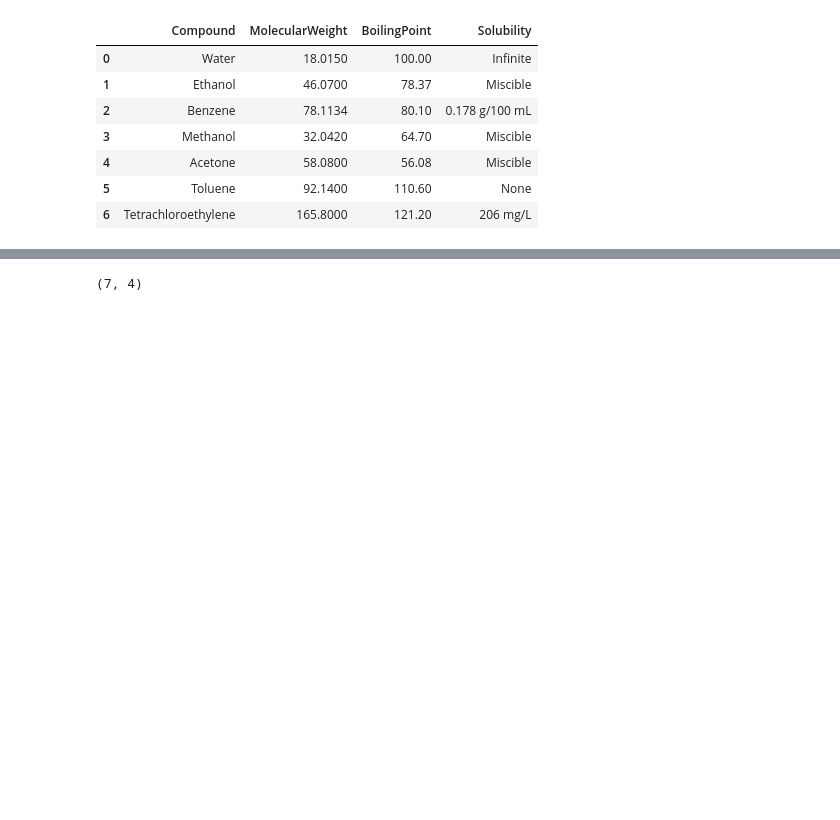
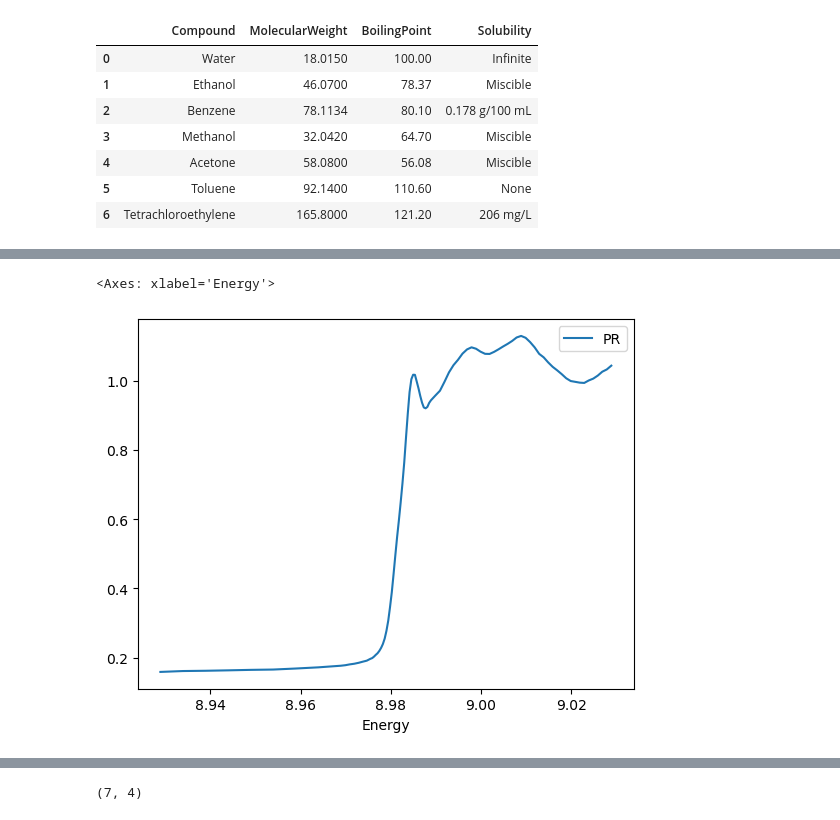
Before and after one commit to luchem/python_for_chemists, a Jupyter notebook: lectures/Lecture6.ipynb, the cells around one changed output, grey strips where cells are left out. Cells and saved outputs as stored; diff of their text form; code cells hidden in the pictures; blank space fills up the shorter version.

```diff
--- a/lectures/Lecture6.ipynb
+++ b/lectures/Lecture6.ipynb
@@ -44,0 +55,3 @@ df
+# %%
+df_aps=pd.read_csv("http://www.jensuhlig.de/Kemm30/APS_Copper_SolarCell.dat",skiprows=30,sep='\s+',names=['Energy','PR'],index_col=0,usecols=[2,14])
+df_aps
@@ -44,0 +73,5 @@ df
+# %%
+df_aps.plot()
+# %% [output]
+<Axes: xlabel='Energy'>
+[figure, added]
```
Also changed, not shown: parts of 84 cells of this notebook, 3 other files.
